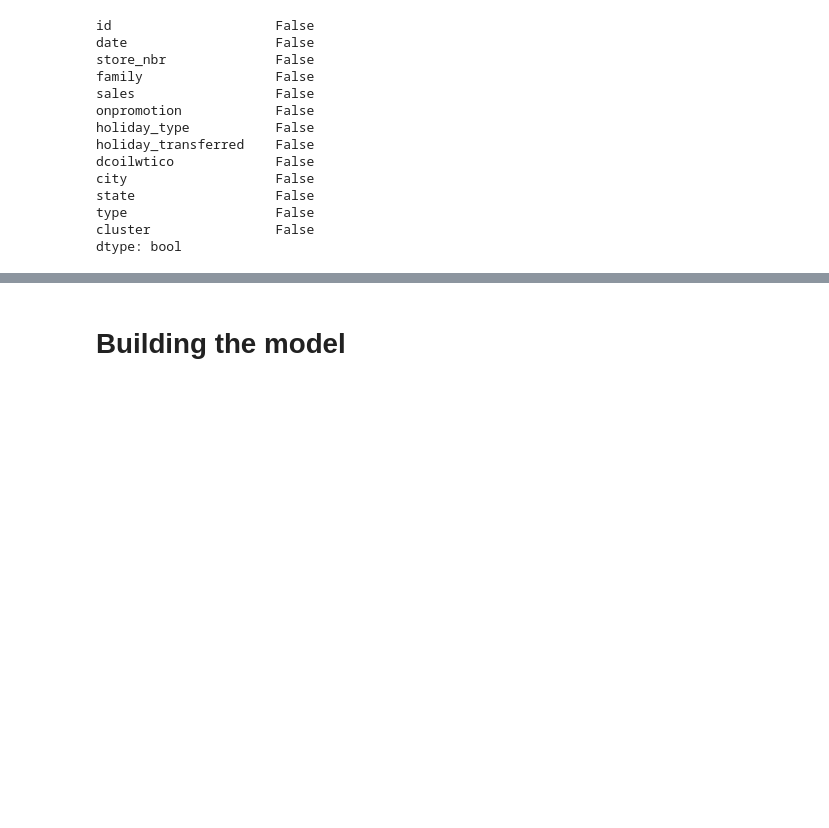
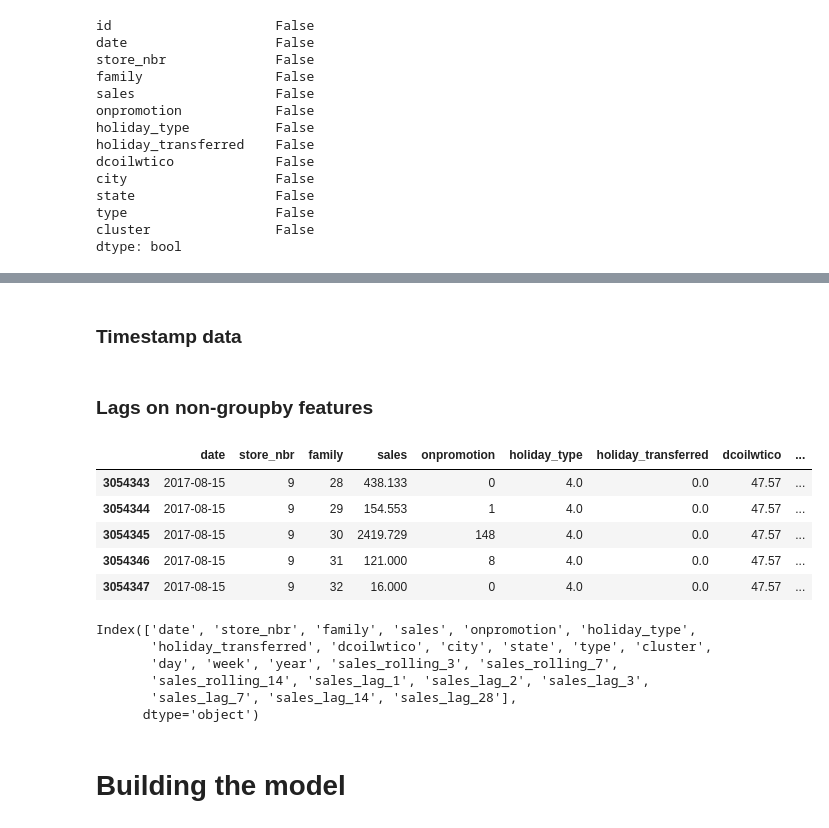
Before and after one commit to T-prog123/ML_classics, a Jupyter notebook: hackathon/store_sales_forecasting/store_sales_forecasting.ipynb, the cells around one changed output, grey strips where cells are left out. Saved outputs shown, nothing was run; the diff lists cells and outputs as text; code cells hidden in the pictures; blank space fills up the shorter version.

Commit message:
update with sales

```diff
--- a/hackathon/store_sales_forecasting/store_sales_forecasting.ipynb
+++ b/hackathon/store_sales_forecasting/store_sales_forecasting.ipynb
@@ -264,0 +321,20 @@ input_data_merged_df.head()
+# %% [markdown]
+### Timestamp data
+# %%
+input_data_merged_df["date"] = pd.to_datetime(input_data_merged_df["date"])
+input_data_merged_df = input_data_merged_df.sort_values("date")
+# %%
+input_data_merged_df["day"] = input_data_merged_df["date"].dt.isocalendar().day
+input_data_merged_df["week"] = input_data_merged_df["date"].dt.isocalendar().week
+input_data_merged_df["year"] = input_data_merged_df["date"].dt.isocalendar().year
+# %% [markdown]
+### Lags on non-groupby features
+# %%
+input_data_merged_df.tail()
+# %% [output]
+|  | date | store_nbr | family | sales | onpromotion | holiday_type | holiday_transferred | dcoilwtico | ... |
+| 3054343 | 2017-08-15 | 9 | 28 | 438.133 | 0 | 4.0 | 0.0 | 47.57 | ... |
+| 3054344 | 2017-08-15 | 9 | 29 | 154.553 | 1 | 4.0 | 0.0 | 47.57 | ... |
+| 3054345 | 2017-08-15 | 9 | 30 | 2419.729 | 148 | 4.0 | 0.0 | 47.57 | ... |
+| 3054346 | 2017-08-15 | 9 | 31 | 121.000 | 8 | 4.0 | 0.0 | 47.57 | ... |
+| 3054347 | 2017-08-15 | 9 | 32 | 16.000 | 0 | 4.0 | 0.0 | 47.57 | ... |
@@ -265,3 +352,12 @@ input_data_merged_df.head()
+# %%
+input_data_merged_df.columns
+# %% [output]
+Index(['date', 'store_nbr', 'family', 'sales', 'onpromotion', 'holiday_type',
+       'holiday_transferred', 'dcoilwtico', 'city', 'state', 'type', 'cluster',
+       'day', 'week', 'year', 'sales_rolling_3', 'sales_rolling_7',
+       'sales_rolling_14', 'sales_lag_1', 'sales_lag_2', 'sales_lag_3',
+       'sales_lag_7', 'sales_lag_14', 'sales_lag_28'],
+      dtype='object')
 # %% [markdown]
 # Building the model
 # %%
```
Also changed, not shown: parts of 13 cells of this notebook, 2 other files.
